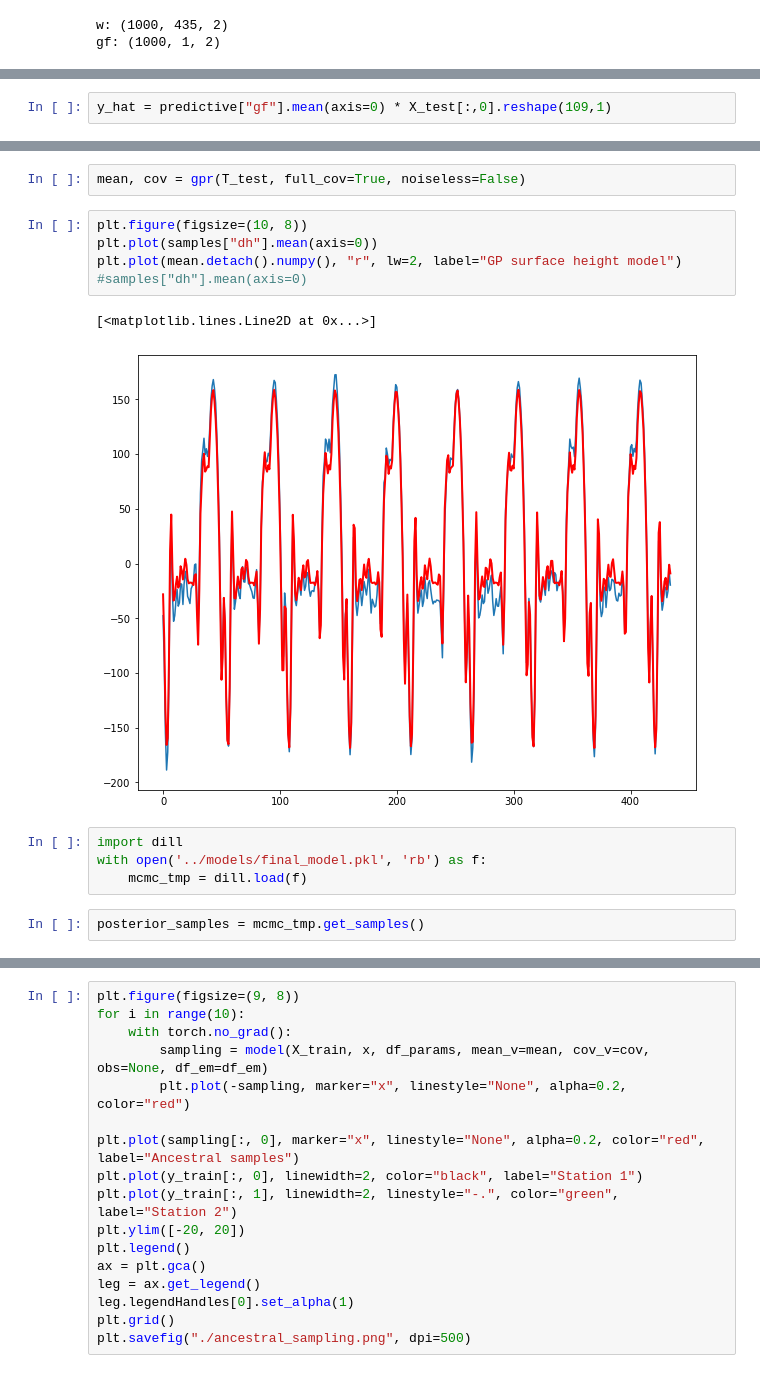
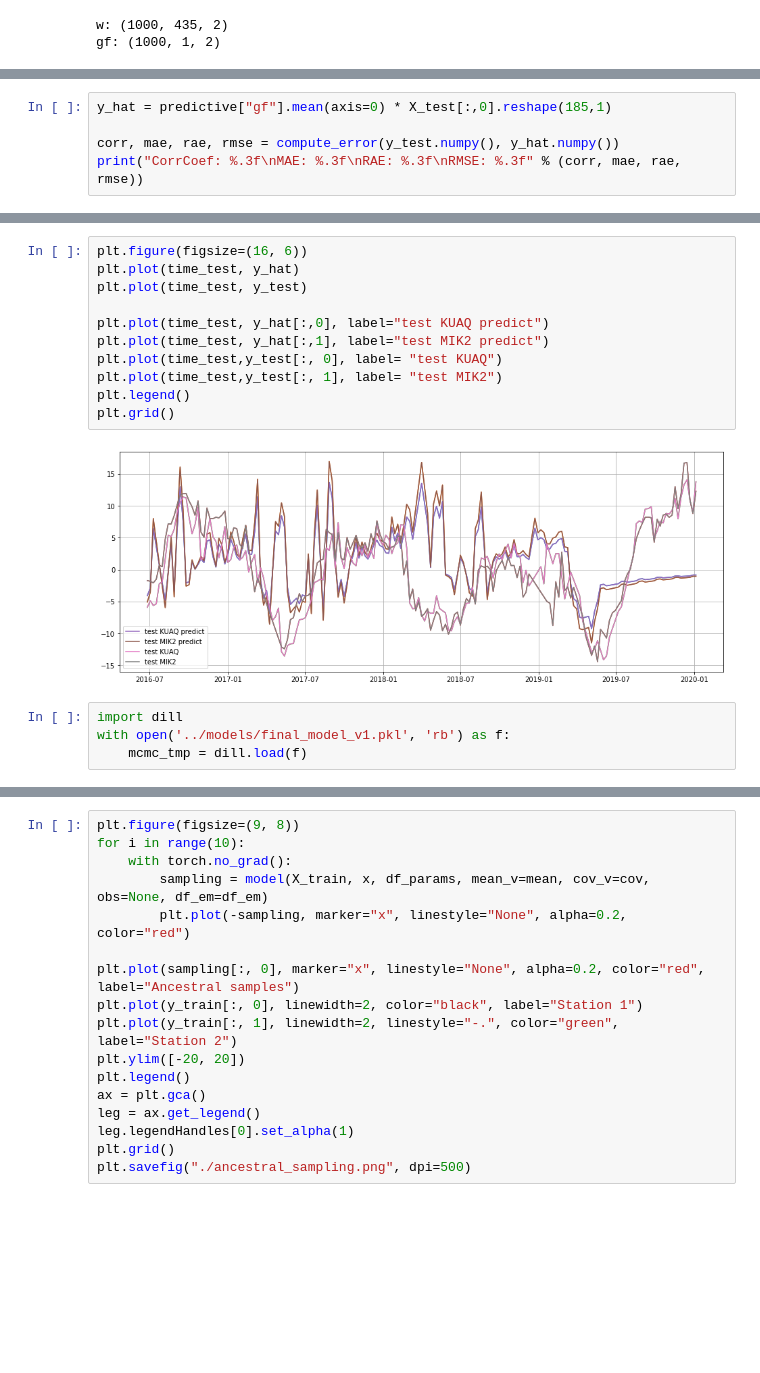
Before and after one commit to eyhl/premis, a Jupyter notebook: notebooks/chapter4.ipynb, the cells around one changed output, grey strips where cells are left out. Saved outputs shown, nothing was run; the diff lists cells and outputs as text; blank space fills up the shorter version.

```diff
--- a/notebooks/chapter4.ipynb
+++ b/notebooks/chapter4.ipynb
@@ -477,2 +457,5 @@ torch.Size([1, 2])
 # %%
-y_hat = predictive["gf"].mean(axis=0) * X_test[:,0].reshape(109,1)
+y_hat = predictive["gf"].mean(axis=0) * X_test[:,0].reshape(185,1)
+
+corr, mae, rae, rmse = compute_error(y_test.numpy(), y_hat.numpy())
+print("CorrCoef: %.3f\nMAE: %.3f\nRAE: %.3f\nRMSE: %.3f" % (corr, mae, rae, rmse))
@@ -499,16 +467,17 @@ plt.plot(y_test)
-# %%
-mean, cov = gpr(T_test, full_cov=True, noiseless=False)
-# %%
-plt.figure(figsize=(10, 8))
-plt.plot(samples["dh"].mean(axis=0))
-plt.plot(mean.detach().numpy(), "r", lw=2, label="GP surface height model")
-#samples["dh"].mean(axis=0)
-# %% [output]
-[<matplotlib.lines.Line2D at 0x...>]
-[figure, removed]
+# %%
+plt.figure(figsize=(16, 6))
+plt.plot(time_test, y_hat)
+plt.plot(time_test, y_test)
+
+plt.plot(time_test, y_hat[:,0], label="test KUAQ predict")
+plt.plot(time_test, y_hat[:,1], label="test MIK2 predict")
+plt.plot(time_test,y_test[:, 0], label= "test KUAQ")
+plt.plot(time_test,y_test[:, 1], label= "test MIK2")
+plt.legend()
+plt.grid()
+# %% [output]
+[figure, added]
 # %%
 import dill
-with open('../models/final_model.pkl', 'rb') as f:
+with open('../models/final_model_v1.pkl', 'rb') as f:
 	mcmc_tmp = dill.load(f)
-# %%
-posterior_samples = mcmc_tmp.get_samples()
```
Also changed, not shown: parts of 28 cells of this notebook, 6 other files.
